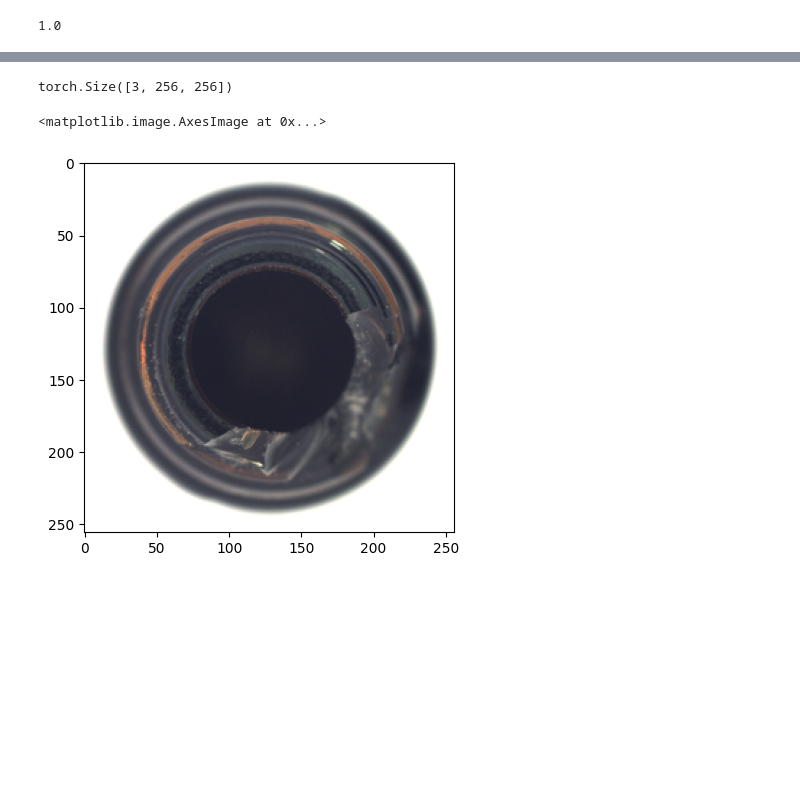
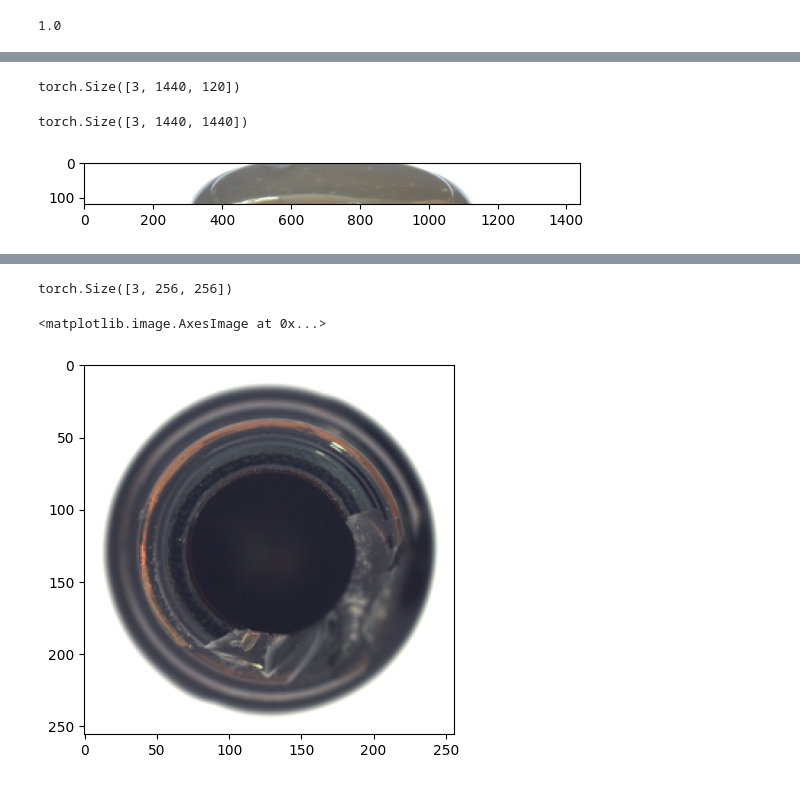
Before and after one commit to TSTB-dev/Fast_flow, a Jupyter notebook: FastFlow/0_quickstart.ipynb, the cells around one changed output, grey strips where cells are left out. Cells and saved outputs as stored; diff of their text form; code cells hidden in the pictures; blank space fills up the shorter version.

```diff
--- a/FastFlow/0_quickstart.ipynb
+++ b/FastFlow/0_quickstart.ipynb
@@ -217,0 +254,22 @@ torch.Size([256, 256, 3])
+# %%
+num_patch_row = img_size // patch_size
+num_patch_col = img_size // patch_size
+row_patch_list = [inv[i] for i in range(12)]
+
+new = torch.concat(row_patch_list, dim=1)
+plt.imshow(new.transpose(-1, 0).numpy())
+row_img_list = []
+for i in range(num_patch_row):
+    row_patch_list = []
+    for j in range(num_patch_col):
+        row_patch_list.append(inv[i * num_patch_row + j])
+    row_img = torch.concat(row_patch_list, dim=1)
+    row_img_list.append(row_img)
+print(row_img.shape)
+img_org = torch.stack(row_img_list, dim=0)
+img_org = img_org.permute([1, 2, 0, 3]).reshape(3, img_size, img_size)
+img_org.shape
+# %% [output]
+torch.Size([3, 1440, 120])
+torch.Size([3, 1440, 1440])
+[figure, added]
```
Also changed, not shown: parts of 11 cells of this notebook, 10 other files.
